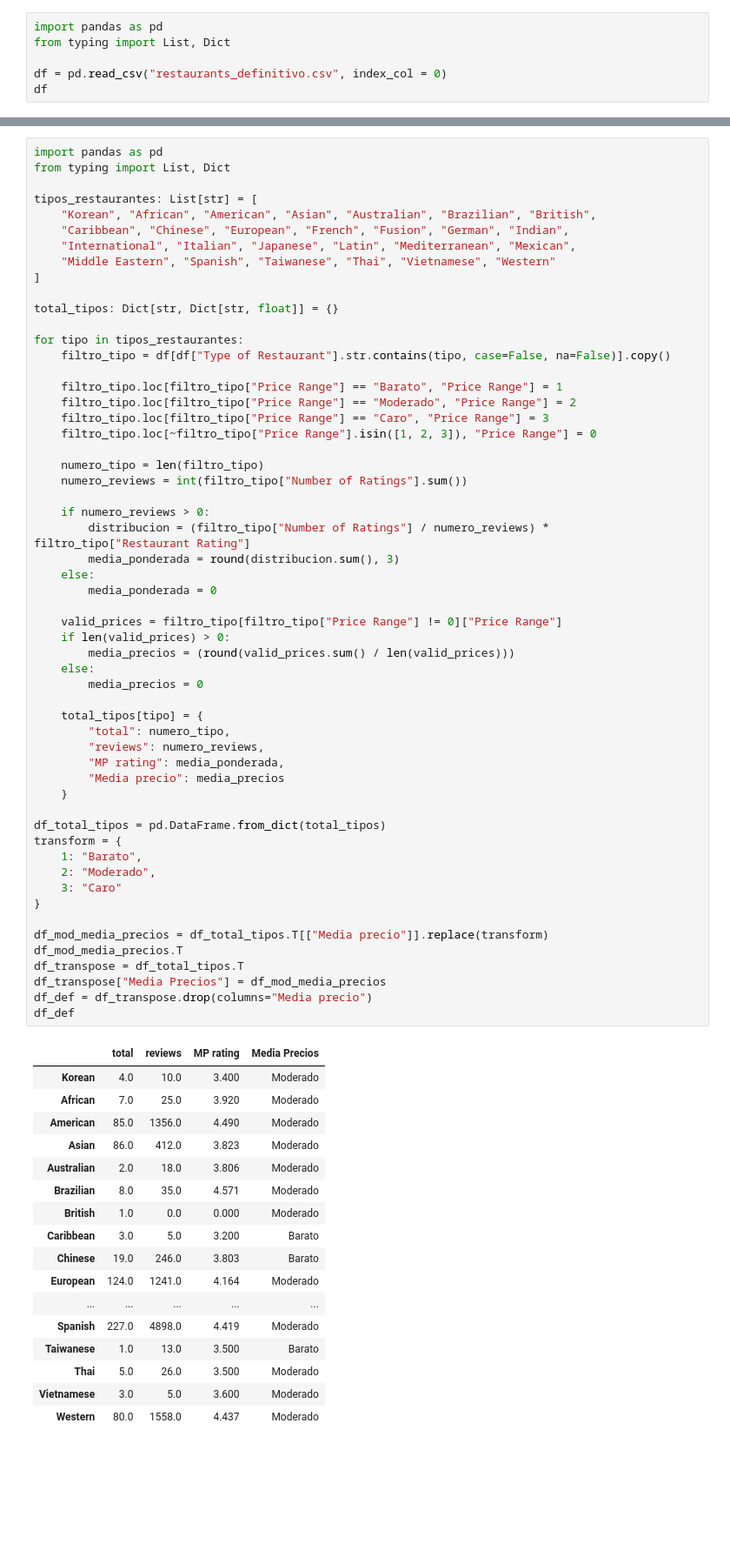
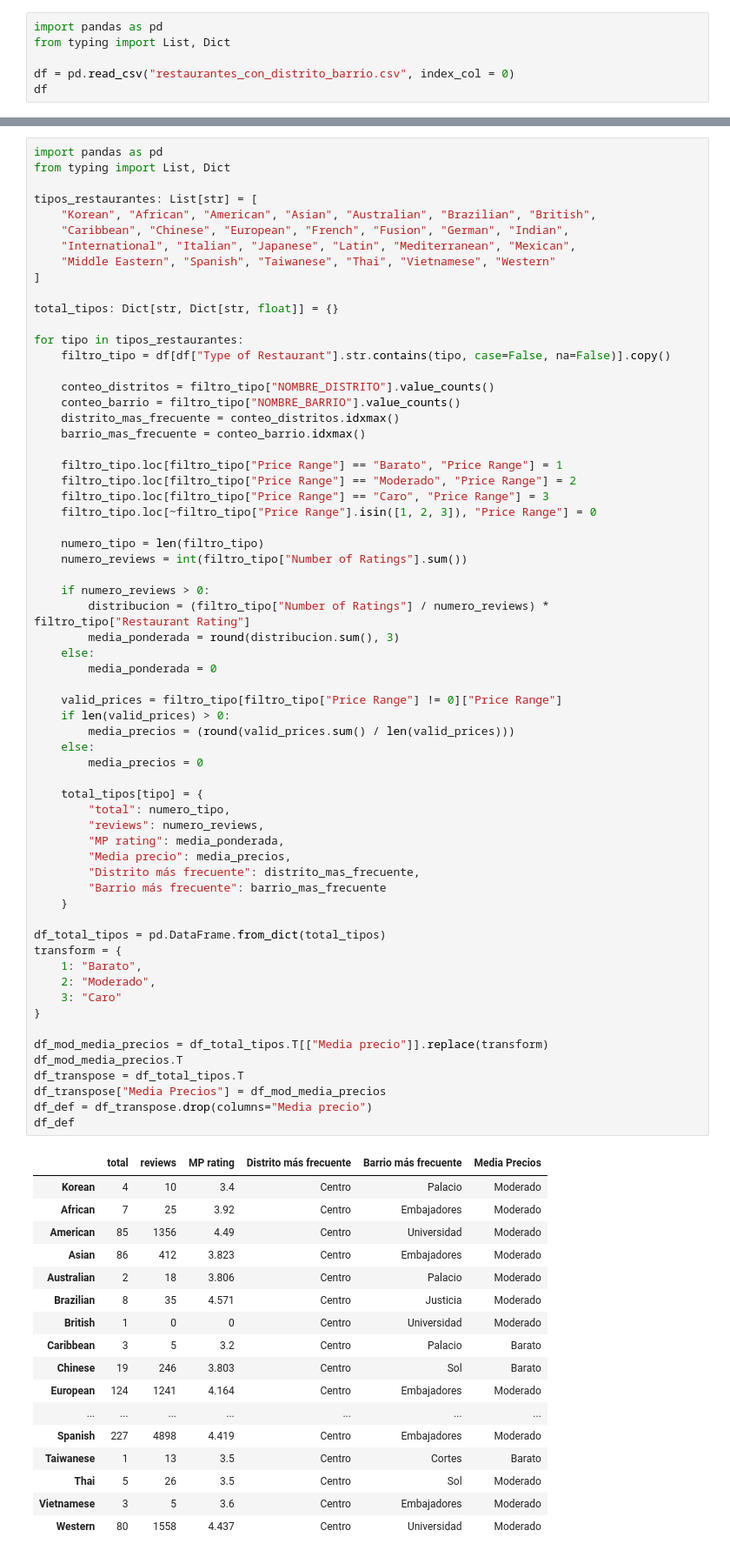
Before and after one commit to anton-p0g/ProyectoWebScrapping, a Jupyter notebook: parte2/top tipos de restaurantes/top_tipos_restuarantes.ipynb, the cells around one changed output, grey strips where cells are left out. Shown at 87% size. Drawn from its saved outputs; the diff is of its cells as text; blank space fills up the shorter version.

Commit message:
Actualizacion tipos

```diff
--- a/parte2/top tipos de restaurantes/top_tipos_restuarantes.ipynb
+++ b/parte2/top tipos de restaurantes/top_tipos_restuarantes.ipynb
@@ -2,7 +2,7 @@
 import pandas as pd
 from typing import List, Dict
 
-df = pd.read_csv("restaurants_definitivo.csv", index_col = 0)
+df = pd.read_csv("restaurantes_con_distrito_barrio.csv", index_col = 0)
 df
 # %% [output]
 |  | Name | Address | Lat | Long | Number of Ratings | Restaurant Rating | Type of Restaurant | ... |
@@ -34,6 +34,11 @@ total_tipos: Dict[str, Dict[str, float]] = {}
 
 for tipo in tipos_restaurantes:
     filtro_tipo = df[df["Type of Restaurant"].str.contains(tipo, case=False, na=False)].copy()
+
+    conteo_distritos = filtro_tipo["NOMBRE_DISTRITO"].value_counts()
+    conteo_barrio = filtro_tipo["NOMBRE_BARRIO"].value_counts()
+    distrito_mas_frecuente = conteo_distritos.idxmax()
+    barrio_mas_frecuente = conteo_barrio.idxmax()
 
     filtro_tipo.loc[filtro_tipo["Price Range"] == "Barato", "Price Range"] = 1
     filtro_tipo.loc[filtro_tipo["Price Range"] == "Moderado", "Price Range"] = 2
@@ -48,51 +53,53 @@ for tipo in tipos_restaurantes:
         media_ponderada = round(distribucion.sum(), 3)
     else:
         media_ponderada = 0
 
     valid_prices = filtro_tipo[filtro_tipo["Price Range"] != 0]["Price Range"]
     if len(valid_prices) > 0:
         media_precios = (round(valid_prices.sum() / len(valid_prices)))
     else:
         media_precios = 0
 
     total_tipos[tipo] = {
         "total": numero_tipo,
         "reviews": numero_reviews,
         "MP rating": media_ponderada,
-        "Media precio": media_precios
+        "Media precio": media_precios,
+        "Distrito más frecuente": distrito_mas_frecuente,
+        "Barrio más frecuente": barrio_mas_frecuente
     }
 
 df_total_tipos = pd.DataFrame.from_dict(total_tipos)
 transform = {
     1: "Barato",
     2: "Moderado",
     3: "Caro"
 }
 
 df_mod_media_precios = df_total_tipos.T[["Media precio"]].replace(transform)
 df_mod_media_precios.T
 df_transpose = df_total_tipos.T
 df_transpose["Media Precios"] = df_mod_media_precios
 df_def = df_transpose.drop(columns="Media precio")
 df_def
 # %% [output]
-|  | total | reviews | MP rating | Media Precios |
-| Korean | 4.0 | 10.0 | 3.400 | Moderado |
-| African | 7.0 | 25.0 | 3.920 | Moderado |
-| American | 85.0 | 1356.0 | 4.490 | Moderado |
-| Asian | 86.0 | 412.0 | 3.823 | Moderado |
-| Australian | 2.0 | 18.0 | 3.806 | Moderado |
-| Brazilian | 8.0 | 35.0 | 4.571 | Moderado |
-| British | 1.0 | 0.0 | 0.000 | Moderado |
-| Caribbean | 3.0 | 5.0 | 3.200 | Barato |
-| Chinese | 19.0 | 246.0 | 3.803 | Barato |
-| European | 124.0 | 1241.0 | 4.164 | Moderado |
-| ... | ... | ... | ... | ... |
-| Spanish | 227.0 | 4898.0 | 4.419 | Moderado |
-| Taiwanese | 1.0 | 13.0 | 3.500 | Barato |
-| Thai | 5.0 | 26.0 | 3.500 | Moderado |
-| Vietnamese | 3.0 | 5.0 | 3.600 | Moderado |
-| Western | 80.0 | 1558.0 | 4.437 | Moderado |
+|  | total | reviews | MP rating | Distrito más frecuente | Barrio más frecuente | Media Precios |
+| Korean | 4 | 10 | 3.4 | Centro | Palacio | Moderado |
+| African | 7 | 25 | 3.92 | Centro | Embajadores | Moderado |
+| American | 85 | 1356 | 4.49 | Centro | Universidad | Moderado |
+| Asian | 86 | 412 | 3.823 | Centro | Embajadores | Moderado |
+| Australian | 2 | 18 | 3.806 | Centro | Palacio | Moderado |
+| Brazilian | 8 | 35 | 4.571 | Centro | Justicia | Moderado |
+| British | 1 | 0 | 0 | Centro | Universidad | Moderado |
+| Caribbean | 3 | 5 | 3.2 | Centro | Palacio | Barato |
+| Chinese | 19 | 246 | 3.803 | Centro | Sol | Barato |
+| European | 124 | 1241 | 4.164 | Centro | Embajadores | Moderado |
+| ... | ... | ... | ... | ... | ... | ... |
+| Spanish | 227 | 4898 | 4.419 | Centro | Embajadores | Moderado |
+| Taiwanese | 1 | 13 | 3.5 | Centro | Cortes | Barato |
+| Thai | 5 | 26 | 3.5 | Centro | Sol | Moderado |
+| Vietnamese | 3 | 5 | 3.6 | Centro | Embajadores | Moderado |
+| Western | 80 | 1558 | 4.437 | Centro | Universidad | Moderado |
 # %%
 total_reviews_ordenados = df_def.sort_values("reviews", ascending=False)
 total_reviews_ordenados[:10]
```
Also changed, not shown: parts of 7 cells of this notebook, 1 other file.
